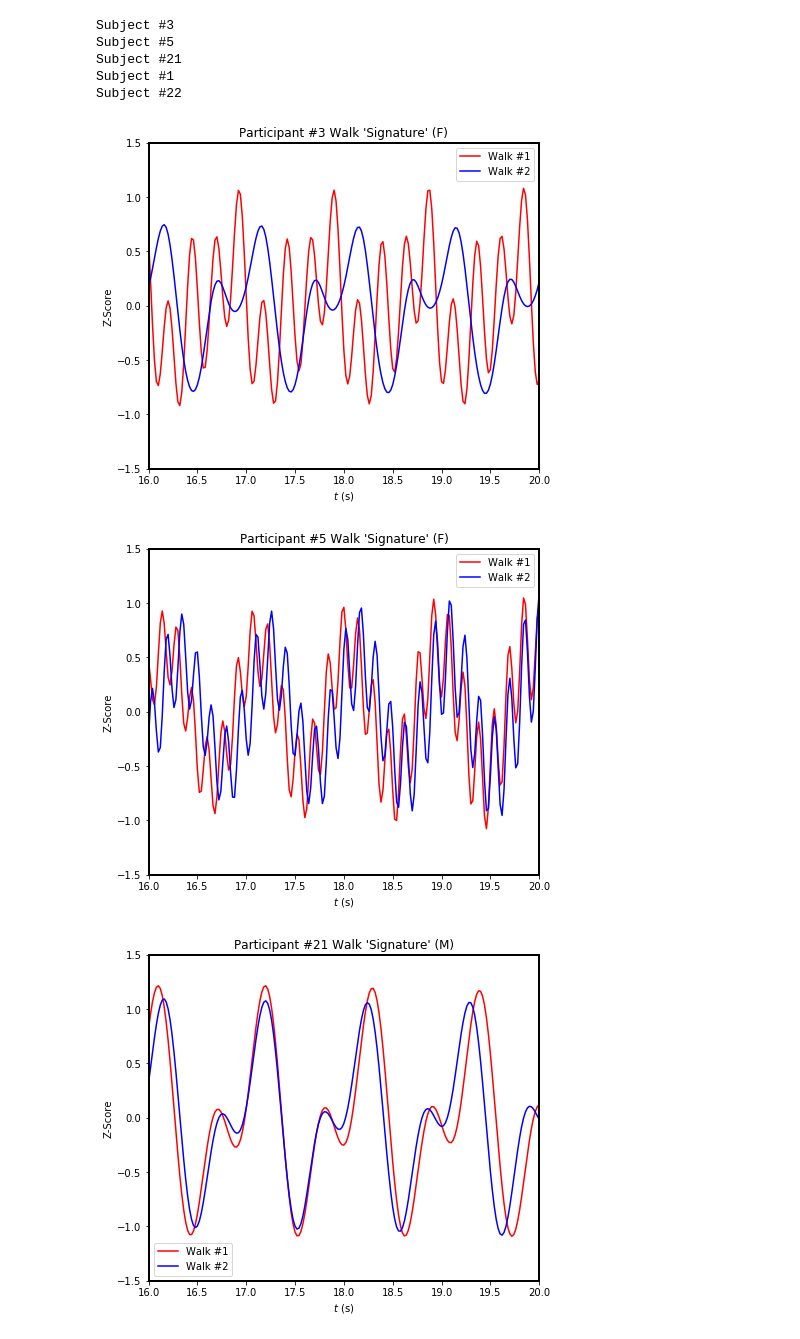
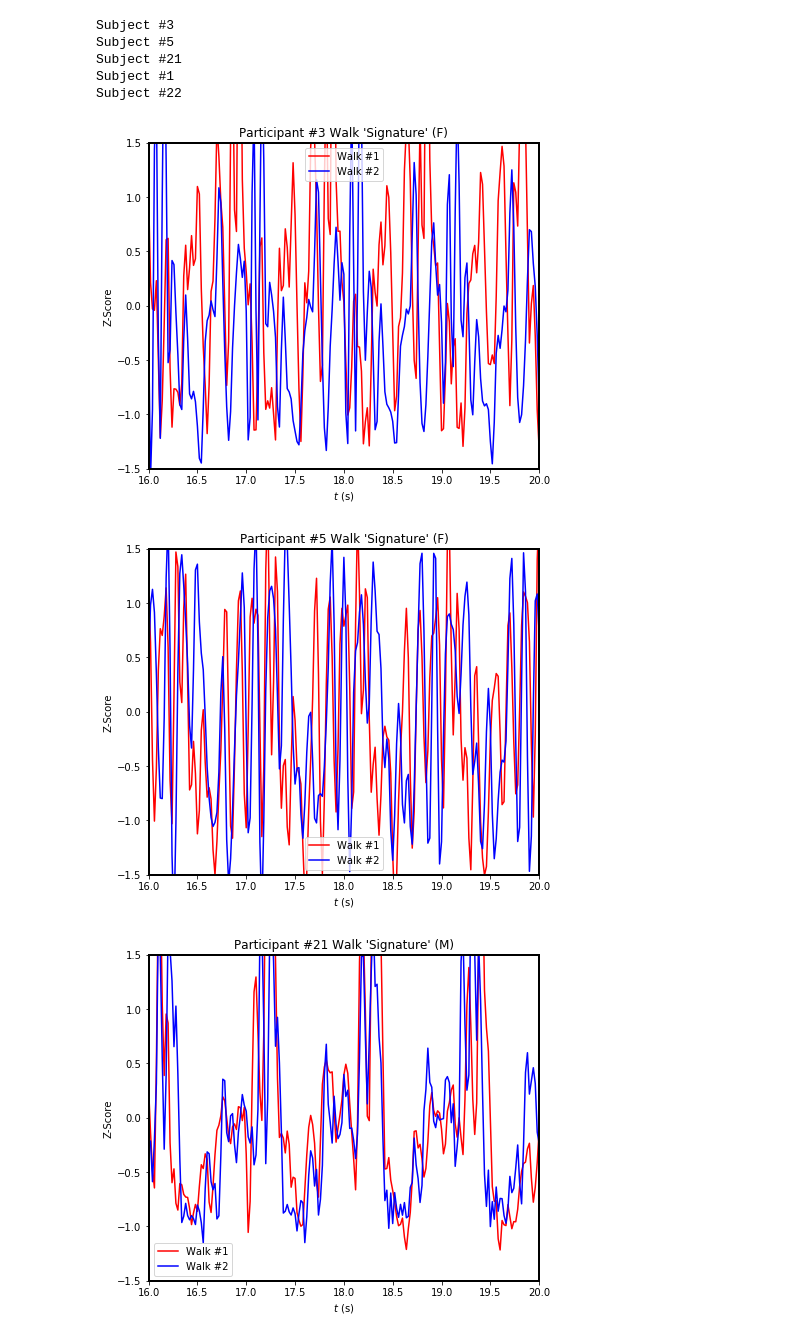
Before and after one commit to ganjiron/ganpython, a Jupyter notebook: jupyter/Project1/SSA Sample.ipynb, the cells around one changed output. Drawn from its saved outputs; the diff is of its cells as text; code cells hidden in the pictures.

```diff
--- a/jupyter/Project1/SSA Sample.ipynb
+++ b/jupyter/Project1/SSA Sample.ipynb
@@ -664,17 +761,17 @@ Subject #22
 # %%
 genders = ["F"]*2 + ["M"]*3
 for subject, gender in zip(subjects, genders):
     ssa_1, ssa_2 = subject_ssa[subject]
-    ssa_1.reconstruct(slice(0,4)).plot(color='red', figsize=(7,6))
-    ssa_2.reconstruct(slice(0,4)).plot(color='blue')
+    ssa_1.reconstruct(slice(0,50)).plot(color='red', figsize=(7,6))
+    ssa_2.reconstruct(slice(0,50)).plot(color='blue')
     plt.xlim(16,20)
     plt.ylim(-1.5,1.5)
     plt.title("Participant #{} Walk 'Signature' ({})".format(subject, gender))
     plt.legend(["Walk #1", "Walk #2"])
     plt.xlabel(r"$t$ (s)")
     plt.ylabel("Z-Score")
     plt.show()
 # %% [output]
-[figure, old version]
+[figure, new version]
-[figure, old version]
+[figure, new version]
-[figure, old version]
+[figure, new version]
```
Also changed, not shown: parts of 9 cells of this notebook, 11 other files.
